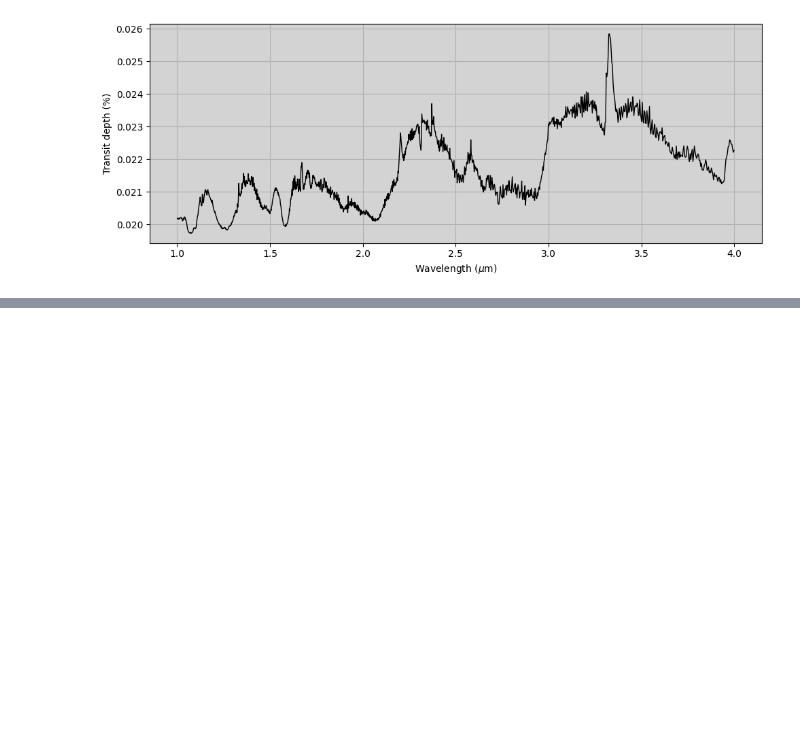
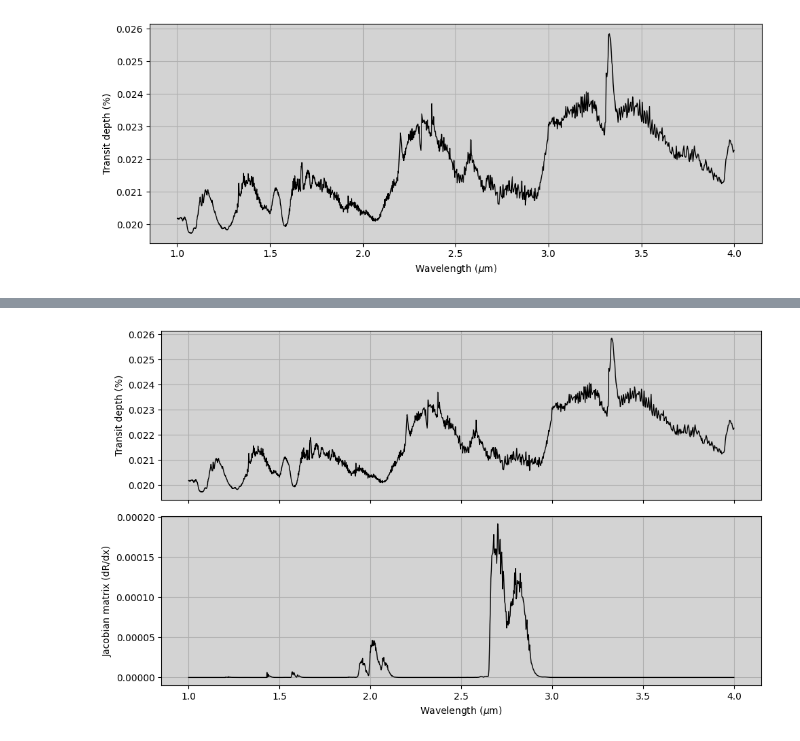
Before and after one commit to juanaldayparejo/archnemesis-dist, a Jupyter notebook: docs/examples/Exoplanet_primary_transit/exoplanet.ipynb, the cells around one changed output, grey strips where cells are left out. Drawn from its saved outputs; the diff is of its cells as text; code cells hidden in the pictures; blank space fills up the shorter version.

Commit message:
adding nemesisPT retrieval option

```diff
--- a/docs/examples/Exoplanet_primary_transit/exoplanet.ipynb
+++ b/docs/examples/Exoplanet_primary_transit/exoplanet.ipynb
@@ -306,0 +311,4 @@ plt.tight_layout()
+# %%
+ForwardModel = ans.ForwardModel_0(Atmosphere=Atmosphere,Surface=Surface,Measurement=Measurement,Spectroscopy=Spectroscopy,Stellar=Stellar,Scatter=Scatter,CIA=CIA,Layer=Layer,Variables=Variables,Telluric=Telluric)
+
+YN,KK = ForwardModel.jacobian_nemesis(nemesisPT=True)
@@ -306,0 +327,15 @@ plt.tight_layout()
+# %%
+fig,(ax1,ax2) = plt.subplots(2,1,figsize=(10,6),sharex=True)
+
+ax1.plot(Measurement.VCONV[:,0],YN,c='black',linewidth=1.)
+ax1.grid()
+ax2.plot(Measurement.VCONV[:,0],KK,c='black',linewidth=1.)
+ax2.grid()
+ax2.set_xlabel('Wavelength ($\mu$m)')
+ax1.set_ylabel('Transit depth (%)')
+ax2.set_ylabel('Jacobian matrix (dR/dx)')
+ax1.set_facecolor('lightgray')
+ax2.set_facecolor('lightgray')
+plt.tight_layout()
+# %% [output]
+[figure, added]
```
Also changed, not shown: parts of 3 cells of this notebook, 1 other file.
